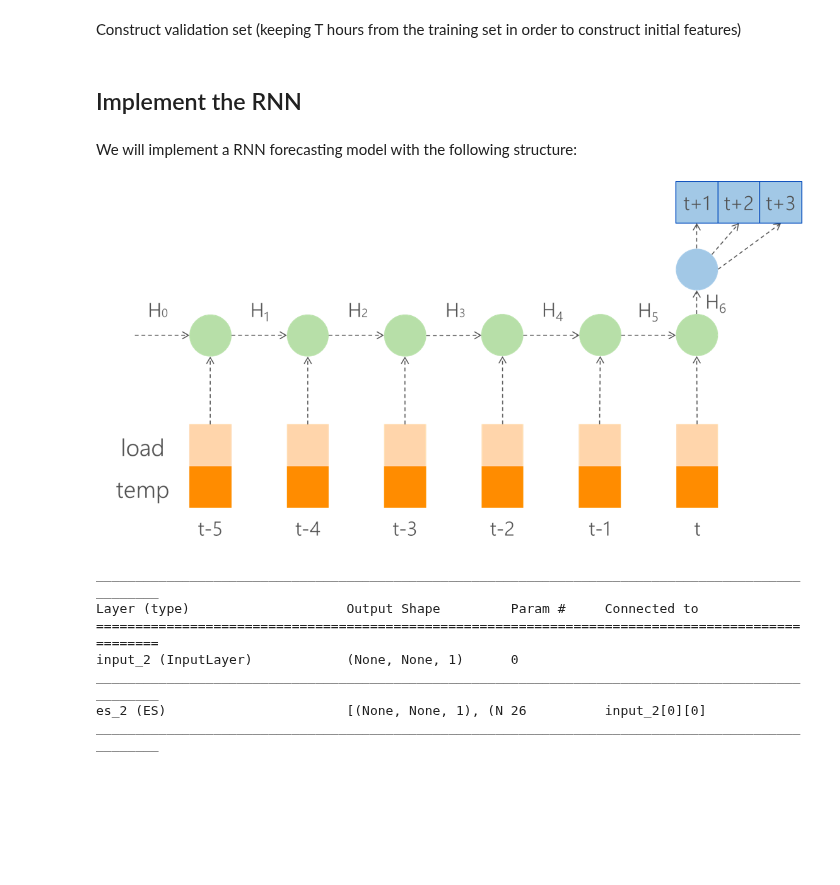
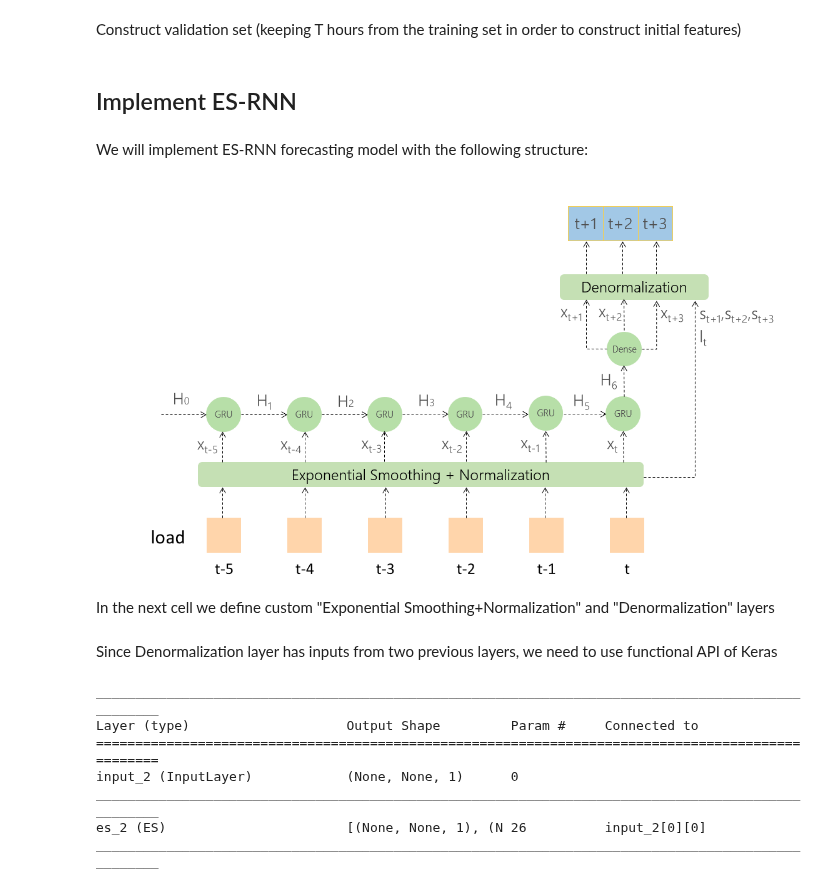
Before and after one commit to Azure/DeepLearningForTimeSeriesForecasting, a Jupyter notebook: 4_ES_RNN.ipynb, the cells around one changed output. Saved outputs shown, nothing was run; the diff lists cells and outputs as text; code cells hidden in the pictures; blank space fills up the shorter version.

Commit message:
add image and improve comments

```diff
--- a/4_ES_RNN.ipynb
+++ b/4_ES_RNN.ipynb
@@ -133,13 +133,13 @@ valid = energy.copy()[(energy.index >=look_back_dt) & (energy.index < test_start
 valid[['load']] = scaler.transform(valid)
 valid_inputs = TimeSeriesTensor(valid, 'load', HORIZON, tensor_structure)
 # %% [markdown]
-## Implement the RNN
+## Implement ES-RNN
 # %% [markdown]
-We will implement a RNN forecasting model with the following structure:
+We will implement ES-RNN forecasting model with the following structure:
 # %%
-Image('./images/multi_step_vector_output.png')
+Image('./images/es_rnn.png')
 # %% [output]
-[figure, old version]
+[figure, new version]
 # %%
 from keras.models import Model
 from keras.layers import Input, GRU, Dense, Lambda
@@ -149,6 +149,8 @@ LATENT_DIM = 5
 BATCH_SIZE = 48
 EPOCHS = 1000
 m = 24
+# %% [markdown]
+In the next cell we define custom "Exponential Smoothing+Normalization" and "Denormalization" layers
 # %%
 from keras import backend as K
 from keras.layers import Layer
@@ -250,6 +255,8 @@ class Denormalization(Layer):
 
     def compute_output_shape(self, input_shape):
         return input_shape[0]
+# %% [markdown]
+Since Denormalization layer has inputs from two previous layers, we need to use functional API of Keras
 # %%
 model_input = Input(shape=(None, 1))
 [normalized_input, denormalization_coeff] = ES(HORIZON, m, BATCH_SIZE, T)(model_input)
```
Also changed, not shown: parts of 2 cells of this notebook, 1 other file.
